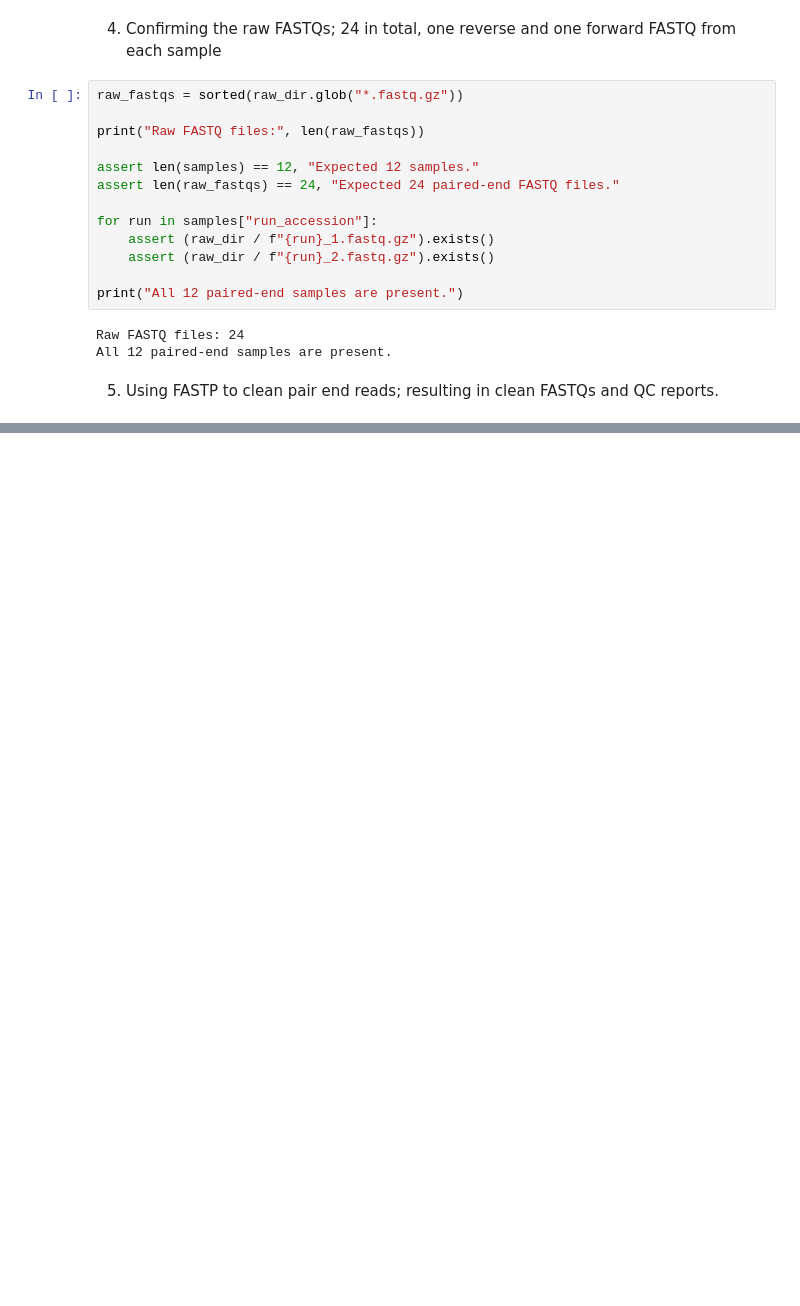
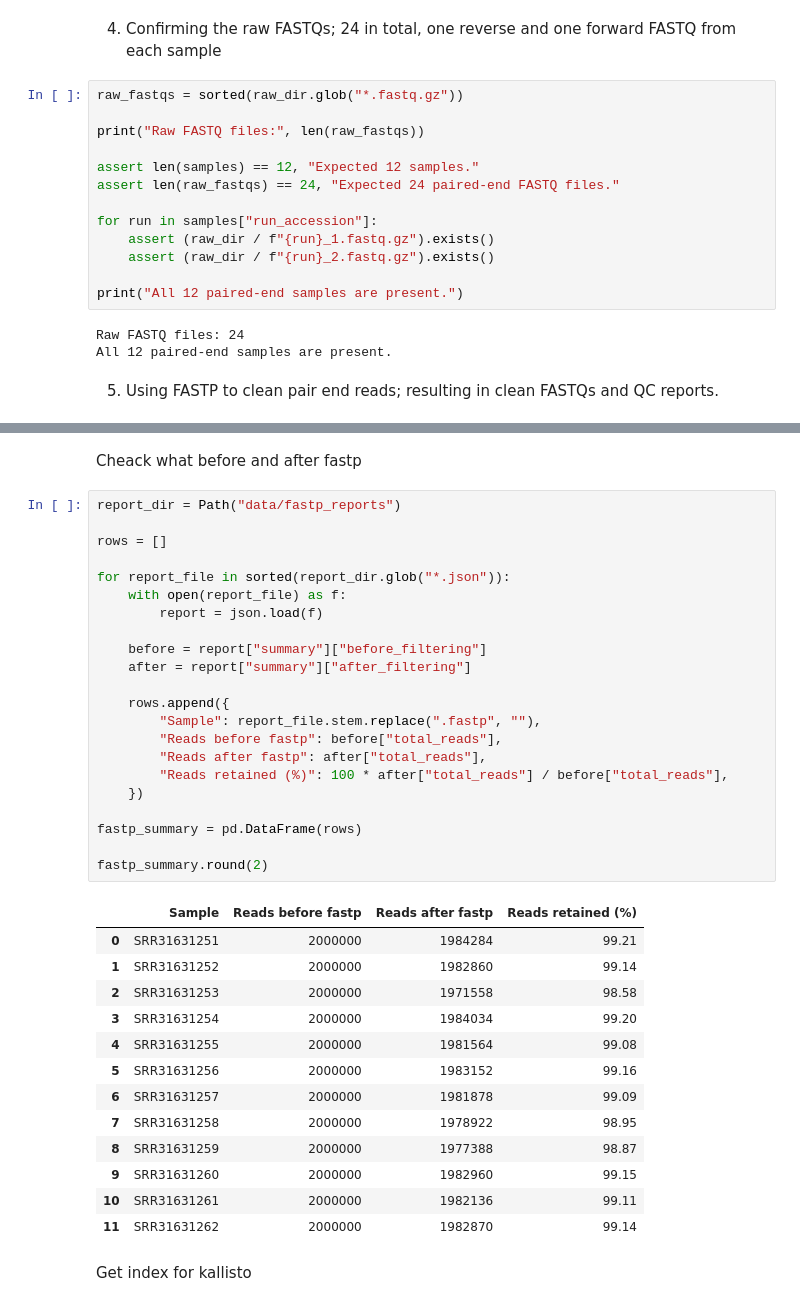
Before and after one commit to SvavaDa/GSE283655_project, a Jupyter notebook: GSE283655-simplified-data.ipynb, the cells around one changed output, grey strips where cells are left out. Saved outputs shown, nothing was run; the diff lists cells and outputs as text; blank space fills up the shorter version.

Commit message:
Add fastp quality check and kallisto quantification for 12 samples

```diff
--- a/GSE283655-simplified-data.ipynb
+++ b/GSE283655-simplified-data.ipynb
@@ -303,0 +313,40 @@ Detecting adapter sequence for read1...
+# %% [markdown]
+Cheack what before and after fastp
+# %%
+report_dir = Path("data/fastp_reports")
+
+rows = []
+
+for report_file in sorted(report_dir.glob("*.json")):
+    with open(report_file) as f:
+        report = json.load(f)
+
+    before = report["summary"]["before_filtering"]
+    after = report["summary"]["after_filtering"]
+
+    rows.append({
+        "Sample": report_file.stem.replace(".fastp", ""),
+        "Reads before fastp": before["total_reads"],
+        "Reads after fastp": after["total_reads"],
+        "Reads retained (%)": 100 * after["total_reads"] / before["total_reads"],
+    })
+
+fastp_summary = pd.DataFrame(rows)
+
+fastp_summary.round(2)
+# %% [output]
+|  | Sample | Reads before fastp | Reads after fastp | Reads retained (%) |
+| 0 | SRR31631251 | 2000000 | 1984284 | 99.21 |
+| 1 | SRR31631252 | 2000000 | 1982860 | 99.14 |
+| 2 | SRR31631253 | 2000000 | 1971558 | 98.58 |
+| 3 | SRR31631254 | 2000000 | 1984034 | 99.20 |
+| 4 | SRR31631255 | 2000000 | 1981564 | 99.08 |
+| 5 | SRR31631256 | 2000000 | 1983152 | 99.16 |
+| 6 | SRR31631257 | 2000000 | 1981878 | 99.09 |
+| 7 | SRR31631258 | 2000000 | 1978922 | 98.95 |
+| 8 | SRR31631259 | 2000000 | 1977388 | 98.87 |
+| 9 | SRR31631260 | 2000000 | 1982960 | 99.15 |
+| 10 | SRR31631261 | 2000000 | 1982136 | 99.11 |
+| 11 | SRR31631262 | 2000000 | 1982870 | 99.14 |
+# %% [markdown]
+Get index for kallisto
```
Also changed, not shown: parts of 10 cells of this notebook.
